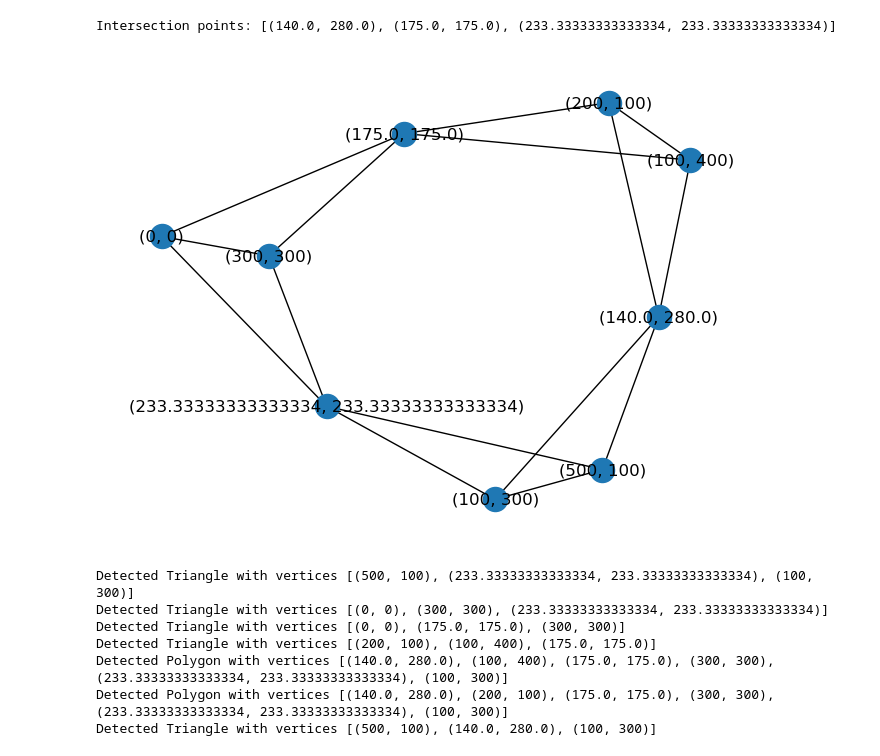
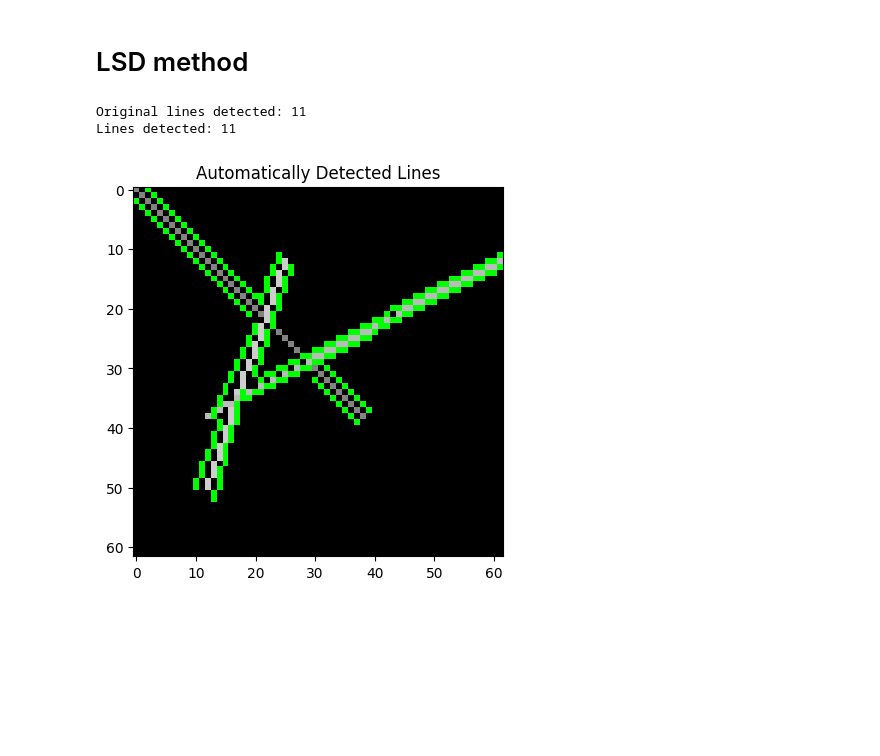
Before and after one commit to NaturalAGI-Lab/NaturalAGI, a Jupyter notebook: src/shapes_detector/shapes_detector.ipynb, the cells around one changed output. Saved outputs shown, nothing was run; the diff lists cells and outputs as text; code cells hidden in the pictures; blank space fills up the shorter version.

```diff
--- a/src/shapes_detector/shapes_detector.ipynb
+++ b/src/shapes_detector/shapes_detector.ipynb
@@ -80,16 +6,55 @@ def detect(lines):
-# %%
-# Example usage
-lines = [(0, 0, 300, 300), (200, 100, 100, 400), (100, 300, 500, 100)]
-shapes = detect(lines)
-for shape_type, vertices in shapes:
-    print(f"Detected {shape_type} with vertices {vertices}")
-# %% [output]
-Intersection points: [(140.0, 280.0), (175.0, 175.0), (233.33333333333334, 233.33333333333334)]
-[figure, removed]
-Detected Triangle with vertices [(500, 100), (233.33333333333334, 233.33333333333334), (100, 300)]
-Detected Triangle with vertices [(0, 0), (300, 300), (233.33333333333334, 233.33333333333334)]
-Detected Triangle with vertices [(0, 0), (175.0, 175.0), (300, 300)]
-Detected Triangle with vertices [(200, 100), (100, 400), (175.0, 175.0)]
-Detected Polygon with vertices [(140.0, 280.0), (100, 400), (175.0, 175.0), (300, 300), (233.33333333333334, 233.33333333333334), (100, 300)]
-Detected Polygon with vertices [(140.0, 280.0), (200, 100), (175.0, 175.0), (300, 300), (233.33333333333334, 233.33333333333334), (100, 300)]
-Detected Triangle with vertices [(500, 100), (140.0, 280.0), (100, 300)]
+# %% [markdown]
+# LSD method
+# %%
+# Let's define a function that attempts to detect the lines automatically
+def automatic_line_detection(image):
+    # Convert the image to grayscale if it's not already
+    if len(image.shape) == 3:
+        gray = cv2.cvtColor(image, cv2.COLOR_BGR2GRAY)
+    else:
+        gray = image
+
+    H, W = image.shape[:2]
+    lsd = cv2.createLineSegmentDetector(0)
+
+    lines = lsd.detect(gray)[0]
+
+    # Initialize an empty list to hold the clamped lines
+    clamped_lines = []
+
+    for line in lines:
+        x1, y1, x2, y2 = line[0]
+
+        # Clamp the coordinates
+        x1 = min(max(round(x1), 0), W - 1)
+        y1 = min(max(round(y1), 0), H - 1)
+        x2 = min(max(round(x2), 0), W - 1)
+        y2 = min(max(round(y2), 0), H - 1)
+
+        # Append the clamped line to the list
+        clamped_lines.append([x1, y1, x2, y2])
+
+    print(f'Original lines detected: {len(lines)}')
+
+    # Draw lines on a copy of the original image
+    drawn_img = cv2.cvtColor(gray, cv2.COLOR_GRAY2BGR) if len(image.shape) == 2 else image.copy()
+    if clamped_lines is not None:
+        print(f"Lines detected: {len(lines)}")
+        for line in clamped_lines:
+            x1, y1, x2, y2 = line
+            cv2.line(drawn_img, (x1, y1), (x2, y2), (0, 255, 0), 1)
+
+    # Show the detected lines
+    plt.imshow(cv2.cvtColor(drawn_img, cv2.COLOR_BGR2RGB))
+    plt.title('Automatically Detected Lines')
+    plt.show()
+
+    return lines
+
+image = cv2.imread("../../output/exported_img_comp.png")
+# Run the automatic line detection on the new image
+detected_lines_automatic = automatic_line_detection(image)
+# %% [output]
+Original lines detected: 11
+Lines detected: 11
+[figure, added]
```
Also changed, not shown: parts of 20 cells of this notebook, 17 other files.
